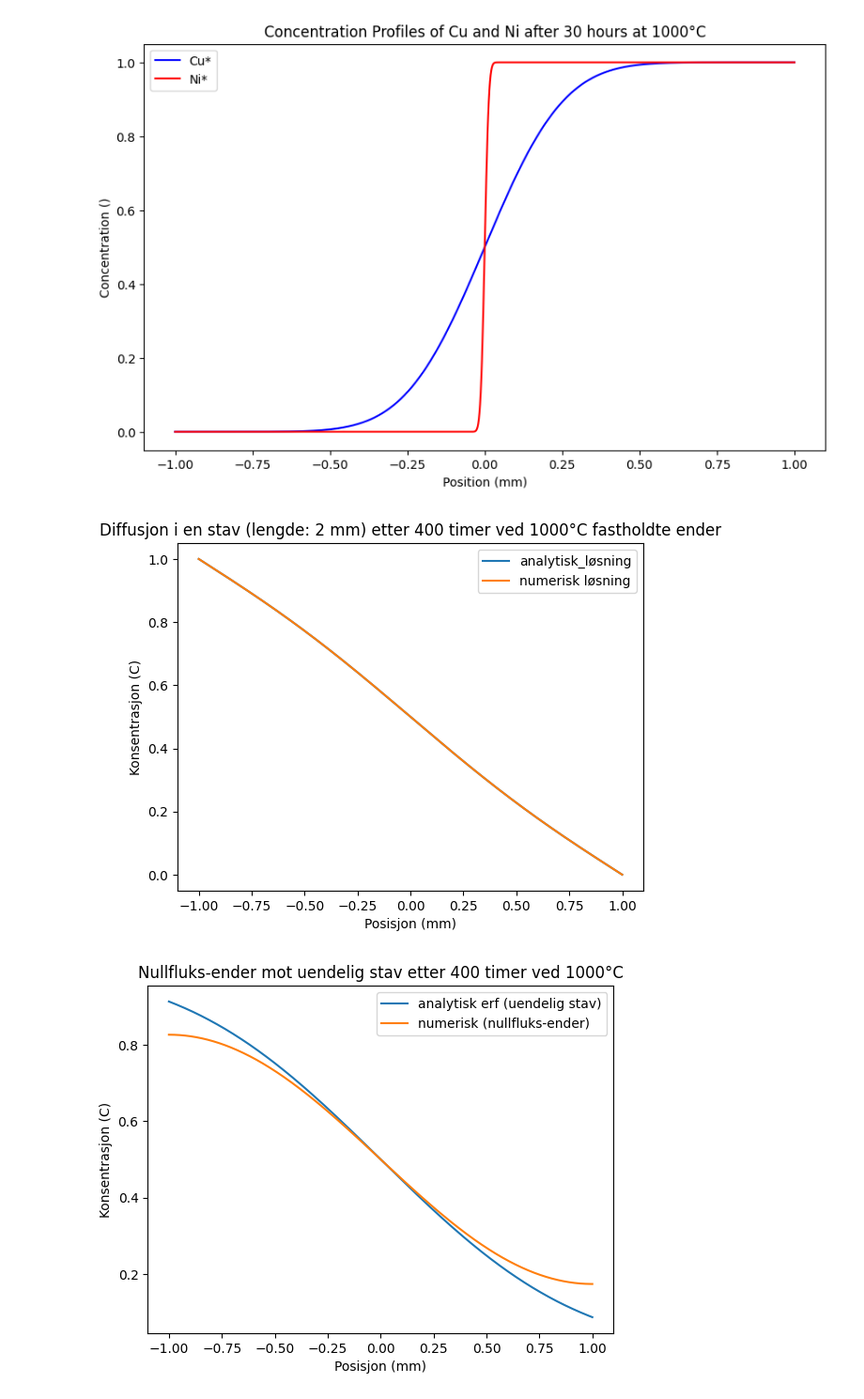
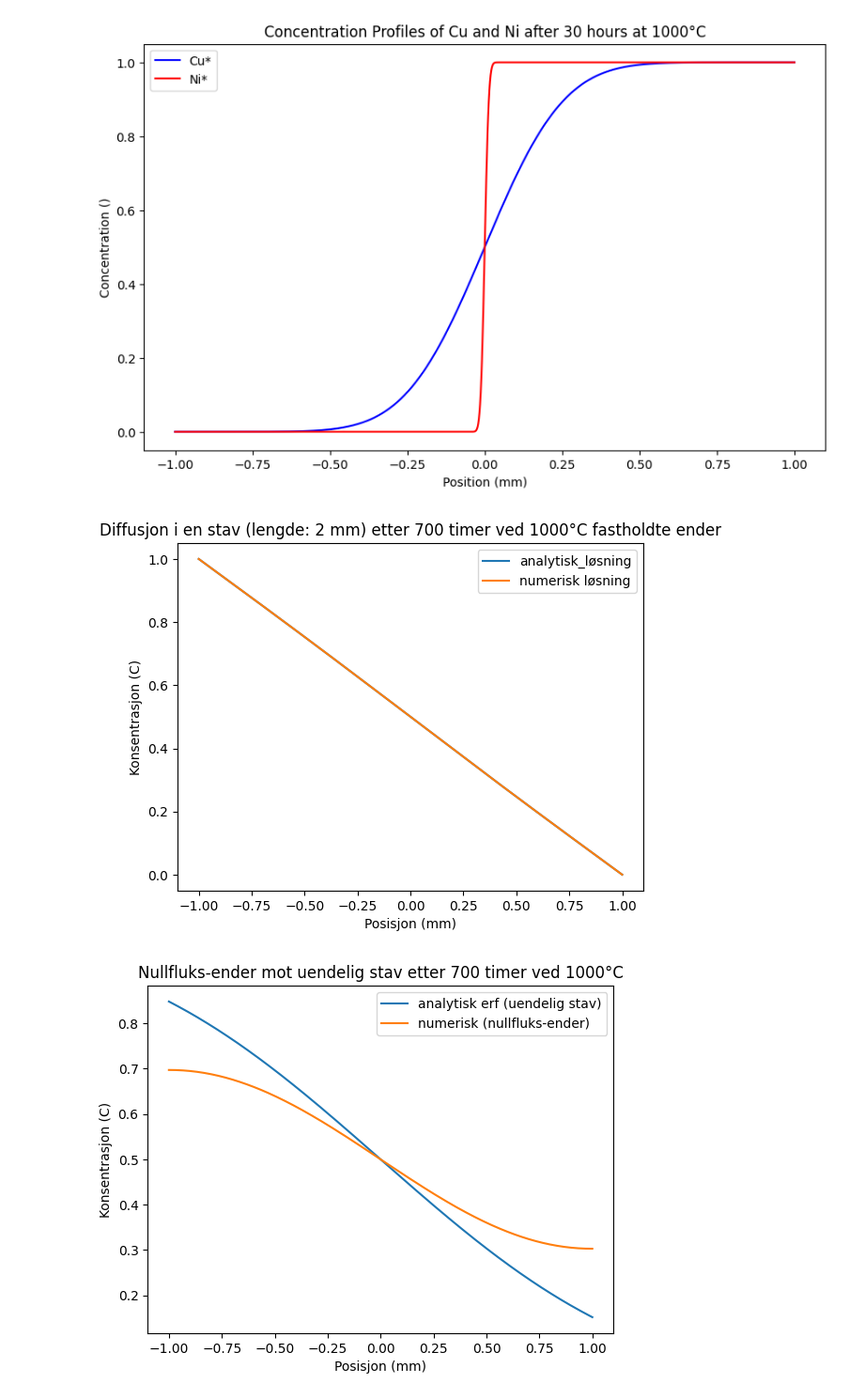
Before and after one commit to hedkjel/TMA4260-Project1, a Jupyter notebook: Isak prosjekt 1.ipynb, the cells around one changed output. Shown: that part at 94% size. Cells and saved outputs as stored; diff of their text form; code cells hidden in the pictures.

```diff
--- a/Isak prosjekt 1.ipynb
+++ b/Isak prosjekt 1.ipynb
@@ -191,8 +191,8 @@ def itterering_2(C, D, dx, t_slutt, alpha=0.4):
     return lagring
 
 #----------- Parametere -----------------
-Gridpunkter = 1000 #antall punkter
-t_slutt = 3600 * 400 # timer
+Gridpunkter = 300 #antall punkter
+t_slutt = 3600 * 700 # timer
 T = 1000 + 273 # K
 L = 1e-3 # m, avstand fra sentrum til endene av staven
 
@@ -206,34 +206,34 @@ konsentrasjoner[:Gridpunkter//2] = 1.0
 # posisjoner
 dx = 2*L / (Gridpunkter - 1)   # samme avstand som linspace gir
 posisjoner = np.linspace(-L,L,Gridpunkter)
 posisjoner_mange = np.linspace(-L,L,1000)
 D = D_arrhenius(D0, Q, T)
 
 # ------------- Fastholdt konsentrasjon ved endene (C=1 ved x=-L, C=0 ved x=L) ----------------
 analy = analytical_solution(posisjoner_mange, t_slutt, T)
-num = itterering_1(konsentrasjoner,D,dx,t_slutt)
+num = itterering_1(konsentrasjoner,D,dx,t_slutt,alpha=0.4)
 plt.plot(posisjoner_mange * 1e3,analy,label="analytisk_løsning")
 plt.plot(posisjoner * 1e3,num[-1],label="numerisk løsning")   # num[-1] = siste tidssteg
 plt.xlabel('Posisjon (mm)')
 plt.ylabel('Konsentrasjon (C)')
 plt.title(f'Diffusjon i en stav (lengde: {2*L*1e3:.0f} mm) etter {t_slutt/3600:.0f} timer ved {T-273}°C fastholdte ender')
 plt.legend()
 plt.plot()
 
 # -------------- Fast mengde i hele staven -------------------------------
 # Concentration_profile er Hedda sin funksjon fra cellen over.
 # C1=1, C2=0 gir samme orientering som her: C=1 for x<0, C=0 for x>0
 analy_erf = [Concentration_profile(xi, t_slutt, D, 1, 0) for xi in posisjoner_mange]
-num_2 = itterering_2(konsentrasjoner, D, dx, t_slutt)   # nullfluks: C[0]=C[1], C[-1]=C[-2]
+num_2 = itterering_2(konsentrasjoner, D, dx, t_slutt, alpha=0.4)   # nullfluks: C[0]=C[1], C[-1]=C[-2]
 
 plt.figure()
 plt.plot(posisjoner_mange * 1e3, analy_erf, label="analytisk erf (uendelig stav)")
 plt.plot(posisjoner * 1e3, num_2[-1], label="numerisk (nullfluks-ender)")
 plt.xlabel('Posisjon (mm)')
 plt.ylabel('Konsentrasjon (C)')
 plt.title(f'Nullfluks-ender mot uendelig stav etter {t_slutt/3600:.0f} timer ved {T-273}°C')
 plt.legend()
 plt.show()
 # %% [output]
-[figure, old version]
+[figure, new version]
-[figure, old version]
+[figure, new version]
```
Also changed, not shown: parts of 3 cells of this notebook.
